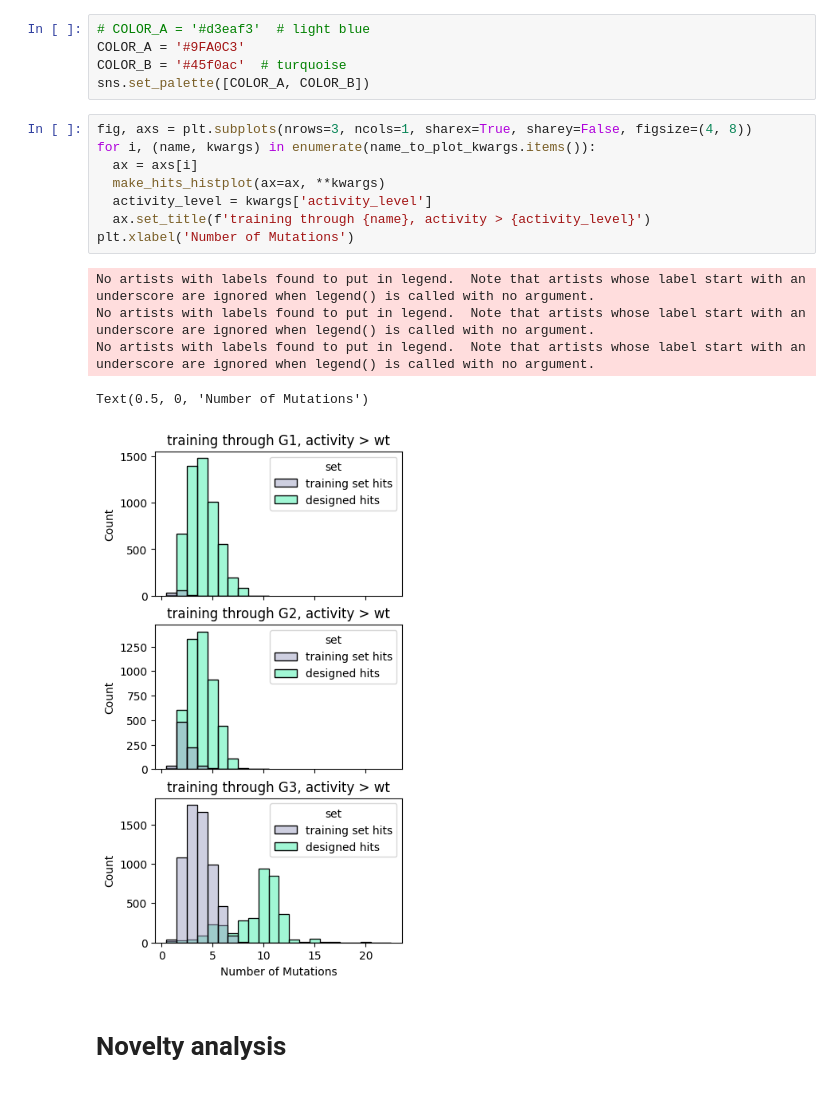
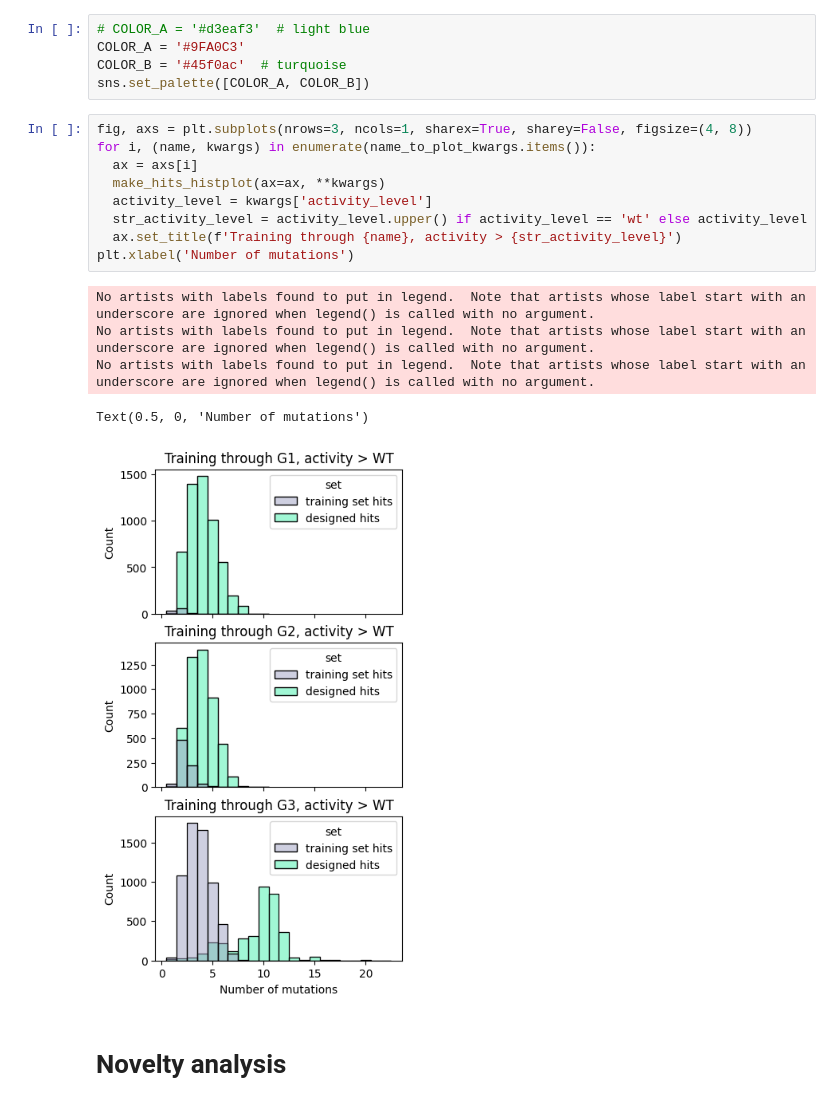
Before and after one commit to google-deepmind/nuclease_design, a Jupyter notebook: notebooks/plot_extrapolation.ipynb, the cells around one changed output. Cells and saved outputs as stored; diff of their text form.

```diff
--- a/notebooks/plot_extrapolation.ipynb
+++ b/notebooks/plot_extrapolation.ipynb
@@ -155,17 +147,18 @@ sns.set_palette([COLOR_A, COLOR_B])
 # %%
 fig, axs = plt.subplots(nrows=3, ncols=1, sharex=True, sharey=False, figsize=(4, 8))
 for i, (name, kwargs) in enumerate(name_to_plot_kwargs.items()):
   ax = axs[i]
   make_hits_histplot(ax=ax, **kwargs)
   activity_level = kwargs['activity_level']
-  ax.set_title(f'training through {name}, activity > {activity_level}')
-plt.xlabel('Number of Mutations')
+  str_activity_level = activity_level.upper() if activity_level == 'wt' else activity_level
+  ax.set_title(f'Training through {name}, activity > {str_activity_level}')
+plt.xlabel('Number of mutations')
 # %% [output]
 No artists with labels found to put in legend.  Note that artists whose label start with an underscore are ignored when legend() is called with no argument.
 No artists with labels found to put in legend.  Note that artists whose label start with an underscore are ignored when legend() is called with no argument.
 No artists with labels found to put in legend.  Note that artists whose label start with an underscore are ignored when legend() is called with no argument.
-Text(0.5, 0, 'Number of Mutations')
+Text(0.5, 0, 'Number of mutations')
-[figure, old version]
+[figure, new version]
 # %% [markdown]
 # Novelty analysis
 # %%
```
Also changed, not shown: parts of 1 cell of this notebook.
